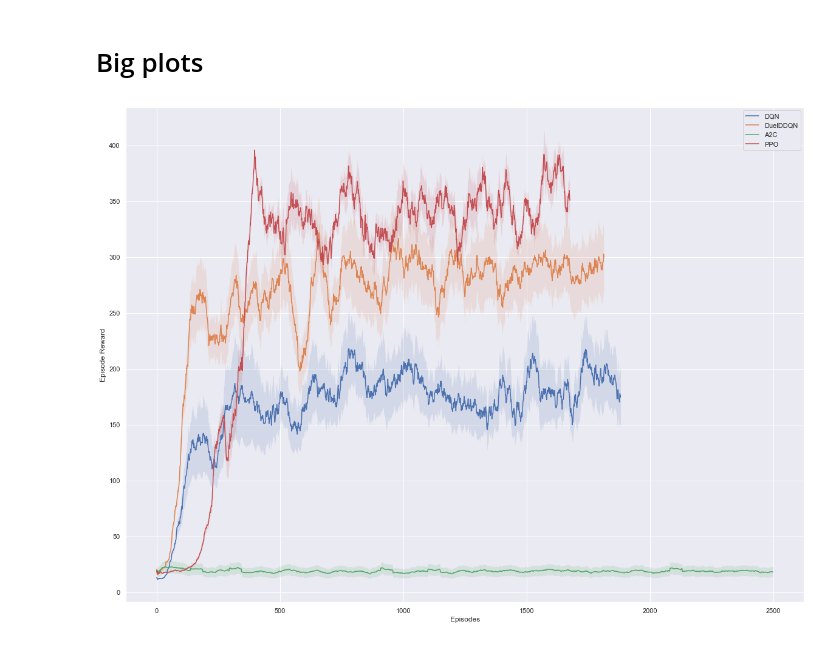
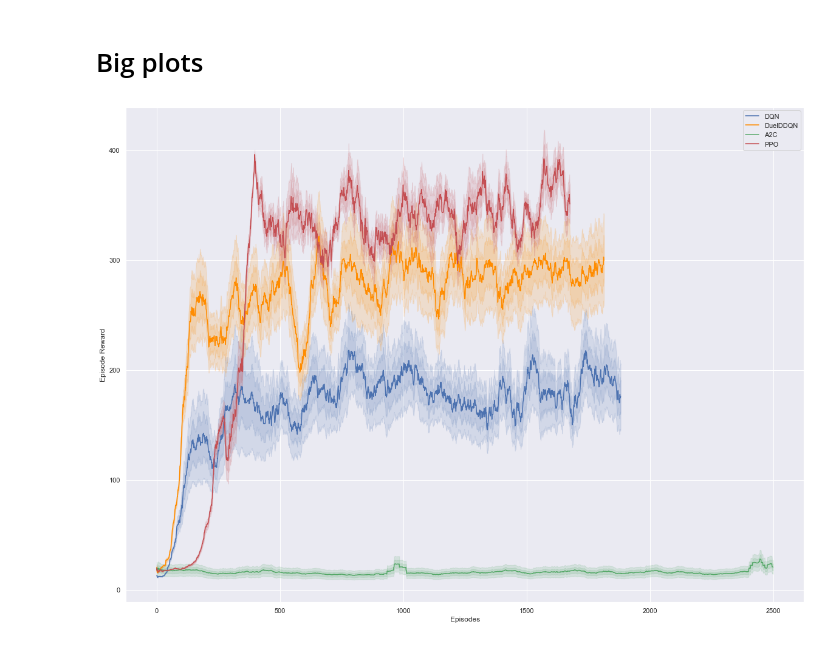
Before and after one commit to TheodoreWolf/climate_policy_rl, a Jupyter notebook: plot_making.ipynb, the cells around one changed output. Saved outputs shown, nothing was run; the diff lists cells and outputs as text; code cells hidden in the pictures.

```diff
--- a/plot_making.ipynb
+++ b/plot_making.ipynb
@@ -102,8 +102,11 @@ with open(os.path.join(code_dir, "ppo_data.json"),"r") as f:
           ppo_data = json.load(f)
 with open(os.path.join(code_dir, "dqn_data.json"),"r") as f:
           dqn_data = json.load(f)
-with open(os.path.join(code_dir, "a2c_data.json"),"r") as f:
-          a2c_data = json.load(f)
+# with open(os.path.join(code_dir, "a2c_data.json"),"r") as f:
+#           a2c_data = json.load(f)
+a2c_data = []
+for i in range(3):
+    a2c_data.append(np.load(os.path.join(proj_dir, "run_summaries", "seed {}".format(str(i)), "run_data.npy"), allow_pickle=True)[()])
 # %%
 def stack_data(agent_data, key="rewards"):
     all_data = agent_data.copy()
@@ -127,33 +130,39 @@ sns.set_theme()
 # %%
 plt.figure(figsize=(20,15))
 
 # dqn
 dqn_mean = np.mean(stack_data_min(dqn_data, key="moving_avg_rewards"), axis=0)
 dqn_std =  np.std(stack_data_min(dqn_data, key="moving_avg_rewards"), axis=0)
-plt.plot(dqn_mean, label="DQN")
-plt.fill_between(np.arange(len(dqn_mean)), dqn_mean - 0.25*dqn_std, dqn_mean+0.25*dqn_std, alpha=0.15)
+plt.plot(dqn_mean, label="DQN", c="b")
+plt.fill_between(np.arange(len(dqn_mean)), dqn_mean - 0.3*dqn_std, dqn_mean+0.3*dqn_std, alpha=0.15, color="b")
+plt.fill_between(np.arange(len(dqn_mean)), dqn_mean - 0.15*dqn_std, dqn_mean+0.15*dqn_std, alpha=0.15, color="b")
+
 
 # ddqn
 ddqn_mean = np.mean(stack_data_min(ddqn_data, key="moving_avg_rewards"), axis=0)
 ddqn_std = np.std(stack_data_min(ddqn_data, key="moving_avg_rewards"), axis=0)
-plt.plot(ddqn_mean, label="DuelDDQN")
-plt.fill_between(np.arange(len(ddqn_mean)), ddqn_mean - 0.25*ddqn_std, ddqn_mean+0.25*ddqn_std, alpha=0.15)
+plt.plot(ddqn_mean, label="DuelDDQN", c="darkorange")
+plt.fill_between(np.arange(len(ddqn_mean)), ddqn_mean - 0.3*ddqn_std, ddqn_mean+0.3*ddqn_std, alpha=0.15, color="darkorange")
+plt.fill_between(np.arange(len(ddqn_mean)), ddqn_mean - 0.15*ddqn_std, ddqn_mean+0.15*ddqn_std, alpha=0.15, color="darkorange")
 
 # a2c
 a2c_mean = np.mean(stack_data_min(a2c_data, key="moving_avg_rewards"), axis=0)[:2500]
 a2c_std = np.mean(stack_data_min(a2c_data, key="moving_avg_rewards"), axis=0)[:2500]
-plt.fill_between(np.arange(len(a2c_mean)), a2c_mean - 0.25*a2c_std, a2c_mean+0.25*a2c_std, alpha=0.15)
-plt.plot(a2c_mean, label="A2C")
+plt.plot(a2c_mean, label="A2C", c="g")
+plt.fill_between(np.arange(len(a2c_mean)), a2c_mean - 0.3*a2c_std, a2c_mean+0.3*a2c_std, alpha=0.15, color="g")
+plt.fill_between(np.arange(len(a2c_mean)), a2c_mean - 0.15*a2c_std, a2c_mean+0.15*a2c_std, alpha=0.15, color="g")
 
 # ppo
 ppo_mean = np.mean(stack_data_min(ppo_data, key="moving_avg_rewards"), axis=0)
 ppo_std = np.std(stack_data_min(ppo_data, key="moving_avg_rewards"), axis=0)
-plt.plot(ppo_mean, label="PPO")
-plt.fill_between(np.arange(len(ppo_mean)), ppo_mean - 0.25*ppo_std, ppo_mean+0.25*ppo_std, alpha=0.15)
+plt.plot(ppo_mean, label="PPO", c="r")
+plt.fill_between(np.arange(len(ppo_mean)), ppo_mean - 0.3*ppo_std, ppo_mean+0.3*ppo_std, alpha=0.15, color="r")
+plt.fill_between(np.arange(len(ppo_mean)), ppo_mean - 0.15*ppo_std, ppo_mean+0.15*ppo_std, alpha=0.15, color="r")
+
 
 plt.legend()
 plt.xlabel("Episodes")
 plt.ylabel("Episode Reward");
-plt.savefig(os.path.join(proj_dir, "overleaf images", "default plot.png"), bbox_inches="tight")
+#plt.savefig(os.path.join(proj_dir, "overleaf images", "default plot no crop.png"), bbox_inches="tight")
 # %% [output]
-[figure, old version]
+[figure, new version]
```
Also changed, not shown: parts of 2 cells of this notebook, 6 other files.
